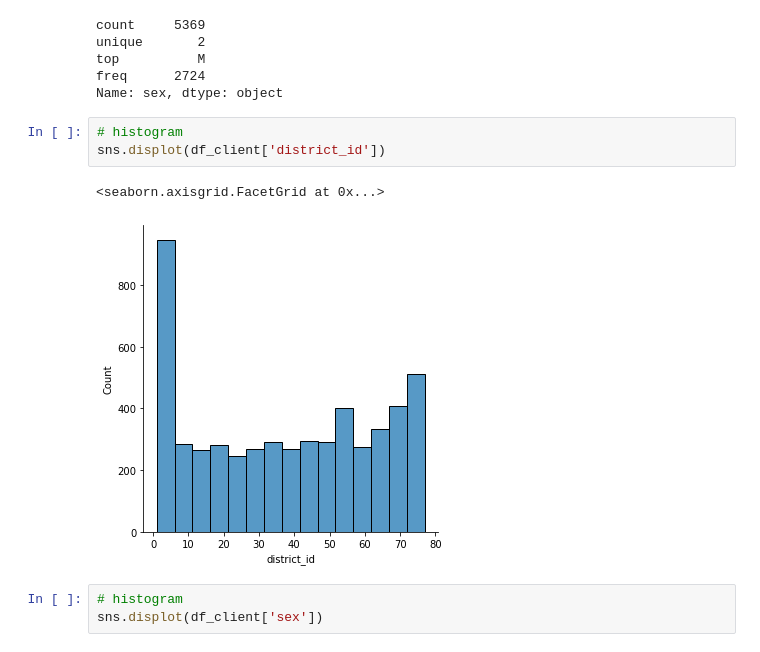
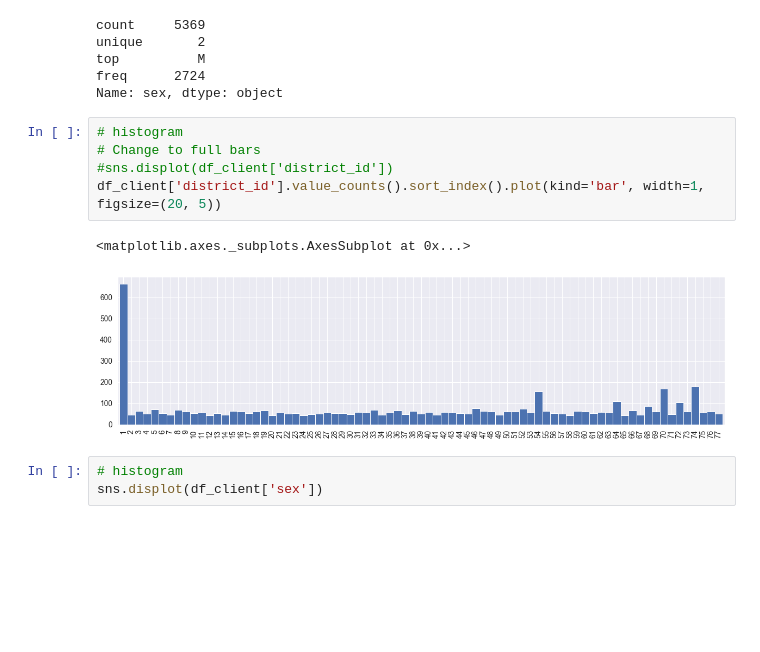
Before and after one commit to dmfrodrigues/feup-ac-proj, a Jupyter notebook: data/Data Exploration.ipynb, the cells around one changed output. Saved outputs shown, nothing was run; the diff lists cells and outputs as text; blank space fills up the shorter version.

```diff
--- a/data/Data Exploration.ipynb
+++ b/data/Data Exploration.ipynb
@@ -225,12 +247,14 @@ unique       2
 top          M
 freq      2724
 Name: sex, dtype: object
-# %%
-# histogram
-sns.displot(df_client['district_id'])
-# %% [output]
-<seaborn.axisgrid.FacetGrid at 0x...>
-[figure, removed]
+# %%
+# histogram
+# Change to full bars
+#sns.displot(df_client['district_id'])
+df_client['district_id'].value_counts().sort_index().plot(kind='bar', width=1, figsize=(20, 5))
+# %% [output]
+<matplotlib.axes._subplots.AxesSubplot at 0x...>
+[figure, added]
 # %%
 # histogram
 sns.displot(df_client['sex'])
```
Also changed, not shown: parts of 28 cells of this notebook.
